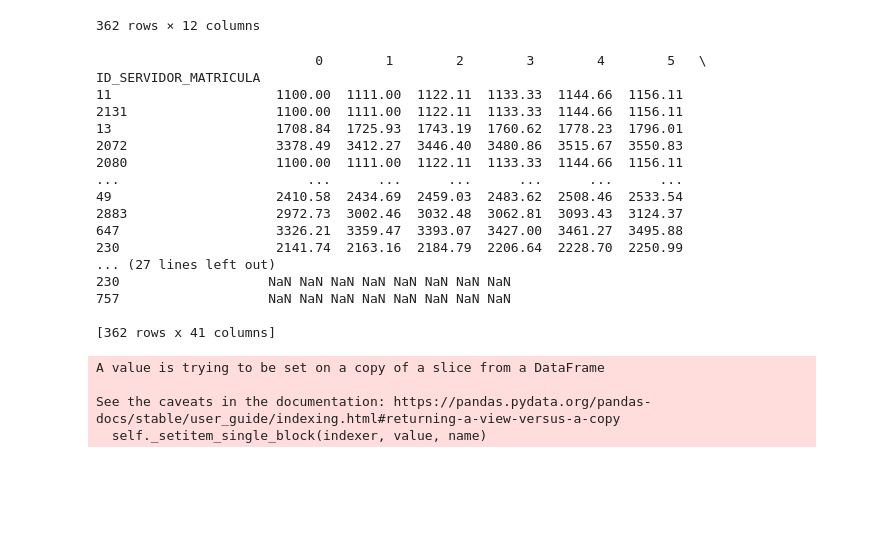
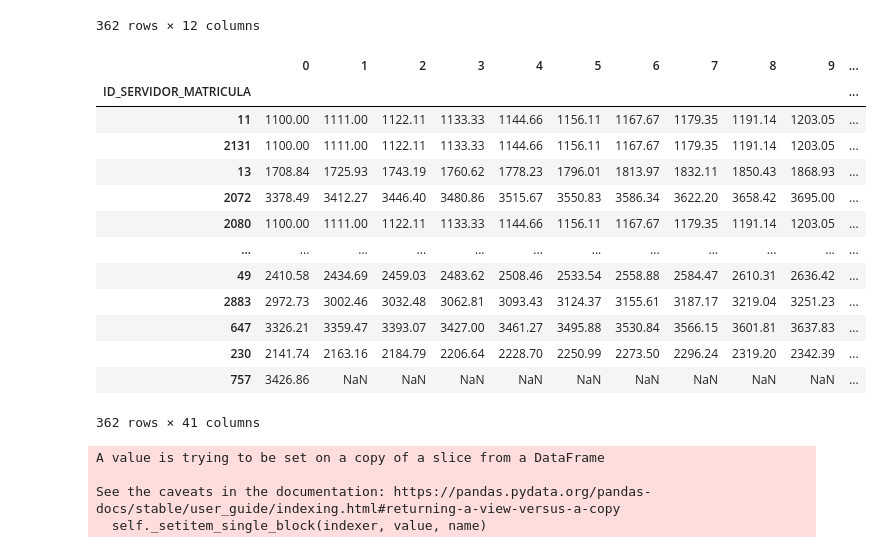
Before and after one commit to italo013/calculo_atuarial, a Jupyter notebook: estatisticas.ipynb, the cells around one changed output. Cells and saved outputs as stored; diff of their text form; code cells hidden in the pictures; blank space fills up the shorter version.

```diff
--- a/estatisticas.ipynb
+++ b/estatisticas.ipynb
@@ -83,37 +114,37 @@ statis_ativos#.head(20)
 | 360 | 44 | 30 | NaN | 25.0 | 60 | NaN | NaN | ... |
 | 361 | 57 | 43 | NaN | 24.0 | 57 | NaN | NaN | ... |
 362 rows × 12 columns
+# %%
+np_VL_BASE_CALCULO = bd_ativos.VL_BASE_CALCULO.to_numpy()
 # %%
 #Projeção do Crescimento Salarial (Benefício de Aposentadoria Projetado)
 proj_cres_sal = []
 for l in range(len(bd_ativos)):
     linha = []
     for c in range(statis_ativos['DIFER(r-x)'][l]+1):
-        benef_proj = round(bd_ativos.VL_BASE_CALCULO.loc[l] * ((1 + cres_sal)**c), 2)
+        #benef_proj = round(bd_ativos.VL_BASE_CALCULO.loc[l] * ((1 + cres_sal)**c), 2)
+        benef_proj = round(np_VL_BASE_CALCULO[l] * ((1 + cres_sal)**c), 2)
         linha.append(benef_proj)
     proj_cres_sal.append(linha)
 
 df_benef_proj = pd.DataFrame(data=proj_cres_sal, index=bd_ativos.ID_SERVIDOR_MATRICULA)
-# %%
-print(df_benef_proj)
-# %% [output]
-                            0        1        2        3        4        5   \
-ID_SERVIDOR_MATRICULA
-11                     1100.00  1111.00  1122.11  1133.33  1144.66  1156.11
-2131                   1100.00  1111.00  1122.11  1133.33  1144.66  1156.11
-13                     1708.84  1725.93  1743.19  1760.62  1778.23  1796.01
-2072                   3378.49  3412.27  3446.40  3480.86  3515.67  3550.83
-2080                   1100.00  1111.00  1122.11  1133.33  1144.66  1156.11
-...                        ...      ...      ...      ...      ...      ...
-49                     2410.58  2434.69  2459.03  2483.62  2508.46  2533.54
-2883                   2972.73  3002.46  3032.48  3062.81  3093.43  3124.37
-647                    3326.21  3359.47  3393.07  3427.00  3461.27  3495.88
-230                    2141.74  2163.16  2184.79  2206.64  2228.70  2250.99
-... (27 lines left out)
-230                   NaN NaN NaN NaN NaN NaN NaN NaN
-757                   NaN NaN NaN NaN NaN NaN NaN NaN
-
-[362 rows x 41 columns]
+# %%
+df_benef_proj
+# %% [output]
+|  | 0 | 1 | 2 | 3 | 4 | 5 | 6 | 7 | 8 | 9 | ... |
+| ID_SERVIDOR_MATRICULA |  |  |  |  |  |  |  |  |  |  | ... |
+| 11 | 1100.00 | 1111.00 | 1122.11 | 1133.33 | 1144.66 | 1156.11 | 1167.67 | 1179.35 | 1191.14 | 1203.05 | ... |
+| 2131 | 1100.00 | 1111.00 | 1122.11 | 1133.33 | 1144.66 | 1156.11 | 1167.67 | 1179.35 | 1191.14 | 1203.05 | ... |
+| 13 | 1708.84 | 1725.93 | 1743.19 | 1760.62 | 1778.23 | 1796.01 | 1813.97 | 1832.11 | 1850.43 | 1868.93 | ... |
+| 2072 | 3378.49 | 3412.27 | 3446.40 | 3480.86 | 3515.67 | 3550.83 | 3586.34 | 3622.20 | 3658.42 | 3695.00 | ... |
+| 2080 | 1100.00 | 1111.00 | 1122.11 | 1133.33 | 1144.66 | 1156.11 | 1167.67 | 1179.35 | 1191.14 | 1203.05 | ... |
+| ... | ... | ... | ... | ... | ... | ... | ... | ... | ... | ... | ... |
+| 49 | 2410.58 | 2434.69 | 2459.03 | 2483.62 | 2508.46 | 2533.54 | 2558.88 | 2584.47 | 2610.31 | 2636.42 | ... |
+| 2883 | 2972.73 | 3002.46 | 3032.48 | 3062.81 | 3093.43 | 3124.37 | 3155.61 | 3187.17 | 3219.04 | 3251.23 | ... |
+| 647 | 3326.21 | 3359.47 | 3393.07 | 3427.00 | 3461.27 | 3495.88 | 3530.84 | 3566.15 | 3601.81 | 3637.83 | ... |
+| 230 | 2141.74 | 2163.16 | 2184.79 | 2206.64 | 2228.70 | 2250.99 | 2273.50 | 2296.24 | 2319.20 | 2342.39 | ... |
+| 757 | 3426.86 | NaN | NaN | NaN | NaN | NaN | NaN | NaN | NaN | NaN | ... |
+362 rows × 41 columns
 # %%
 #Importando as Funções Biométricas
 qx = pd.read_excel(str(Path(os.getcwd())) + '\\Tábuas\\Funções Biométricas (Com Fórmulas).xlsx', sheet_name='qx', usecols=[tabua_mortalidade])
```
Also changed, not shown: parts of 6 cells of this notebook, 5 other files.
